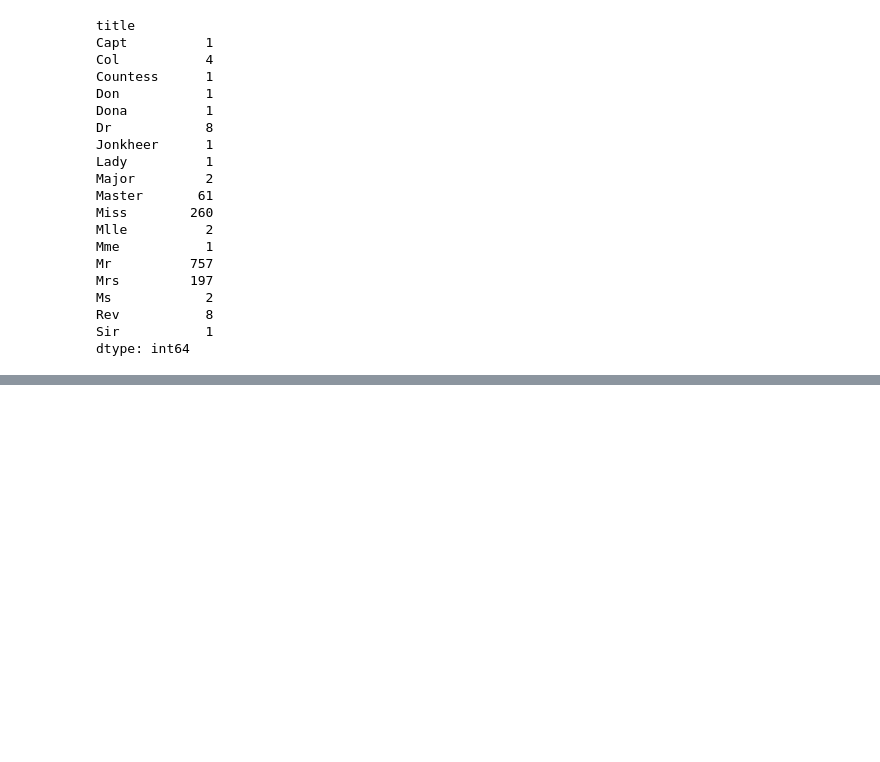
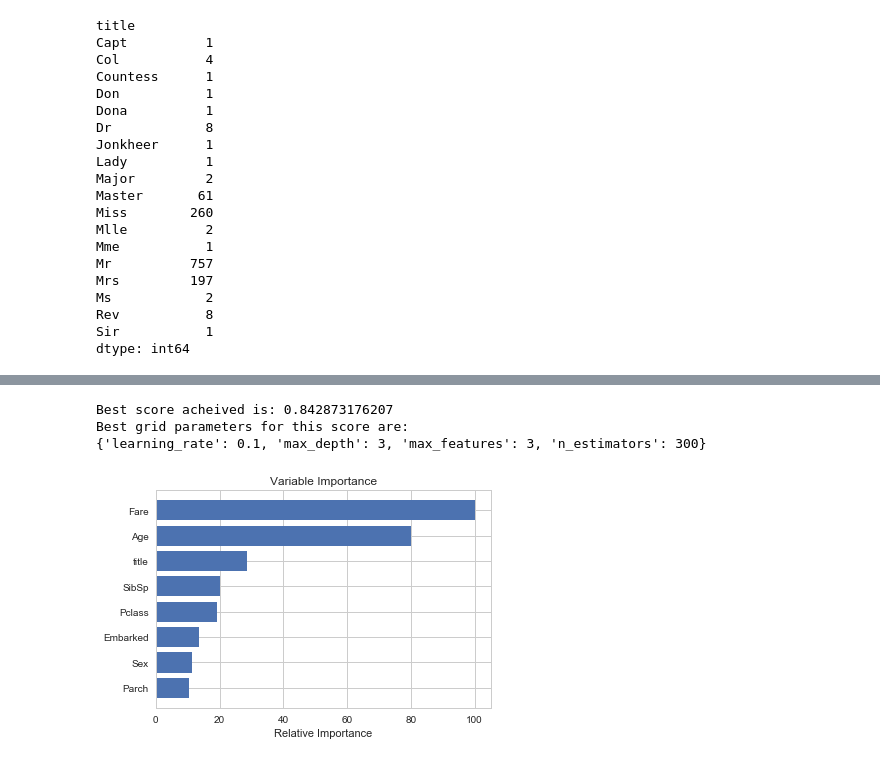
Before and after one commit to cmleeds/hugosite, a Jupyter notebook: data/titanic.ipynb, the cells around one changed output, grey strips where cells are left out. Saved outputs shown, nothing was run; the diff lists cells and outputs as text; code cells hidden in the pictures; blank space fills up the shorter version.

```diff
--- a/data/titanic.ipynb
+++ b/data/titanic.ipynb
@@ -196,0 +163,9 @@ X.head()
+# %%
+# split test and train
+train1 = alldata1[~alldata1.Survived.isnull()].drop("PassengerId",1)
+test1 = alldata1[alldata1.Survived.isnull()]
+
+# split features and response
+X = train1.drop("Survived",1)
+Y = train1["Survived"]
+testX = test1.drop(['Survived','PassengerId'],1)
@@ -197,2 +185,2 @@ X.head()
 # %%
-random_forest.fit(X,Y)
+searchresults = grdsearch.fit(X,Y)
@@ -214,0 +187,15 @@ random_forest.score(X, Y)
+# %%
+print("Best score acheived is:",searchresults.best_score_)
+print("Best grid parameters for this score are:")
+print(searchresults.best_params_)
+# %% [output]
+Best score acheived is: 0.842873176207
+Best grid parameters for this score are:
+{'learning_rate': 0.1, 'max_depth': 3, 'max_features': 3, 'n_estimators': 300}
+# %%
+gbc = GradientBoostingClassifier(n_estimators=300,
+                                 learning_rate=0.1,
+                                 max_depth=3,
+                                 max_features=3)
+# %%
+model = gbc.fit(X,Y)
@@ -214,0 +210,13 @@ random_forest.score(X, Y)
+# %%
+feature_importance = model.feature_importances_
+# make importances relative to max importance
+feature_importance = 100.0 * (feature_importance / feature_importance.max())
+sorted_idx = np.argsort(feature_importance)
+pos = np.arange(sorted_idx.shape[0]) + .5
+plt.barh(pos, feature_importance[sorted_idx], align='center')
+plt.yticks(pos, X.columns.values[sorted_idx])
+plt.xlabel('Relative Importance')
+plt.title('Variable Importance')
+plt.savefig("titanicImportance.svg")
+# %% [output]
+[figure, added]
```
Also changed, not shown: parts of 23 cells of this notebook, 40 other files.
